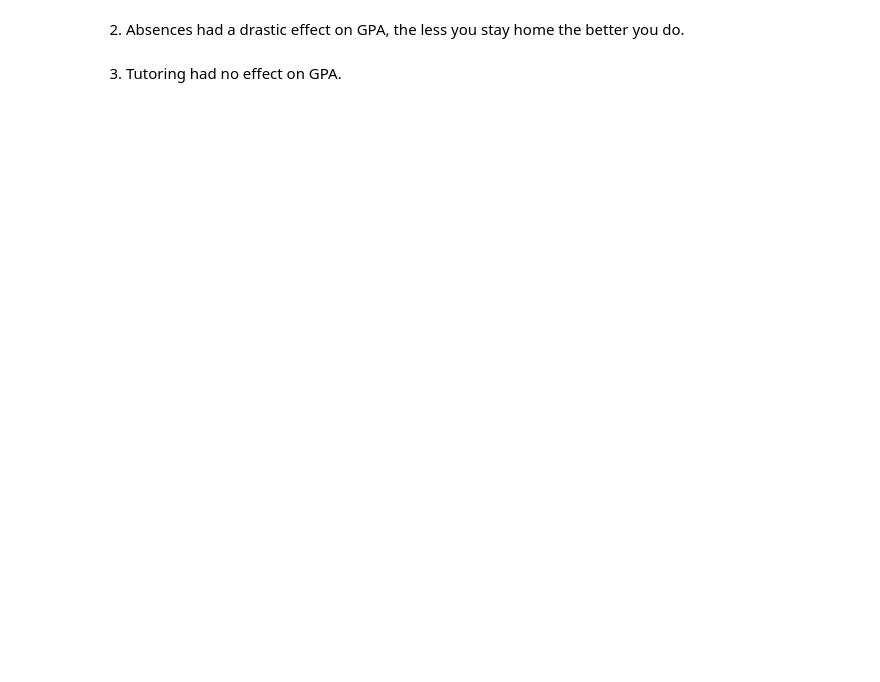
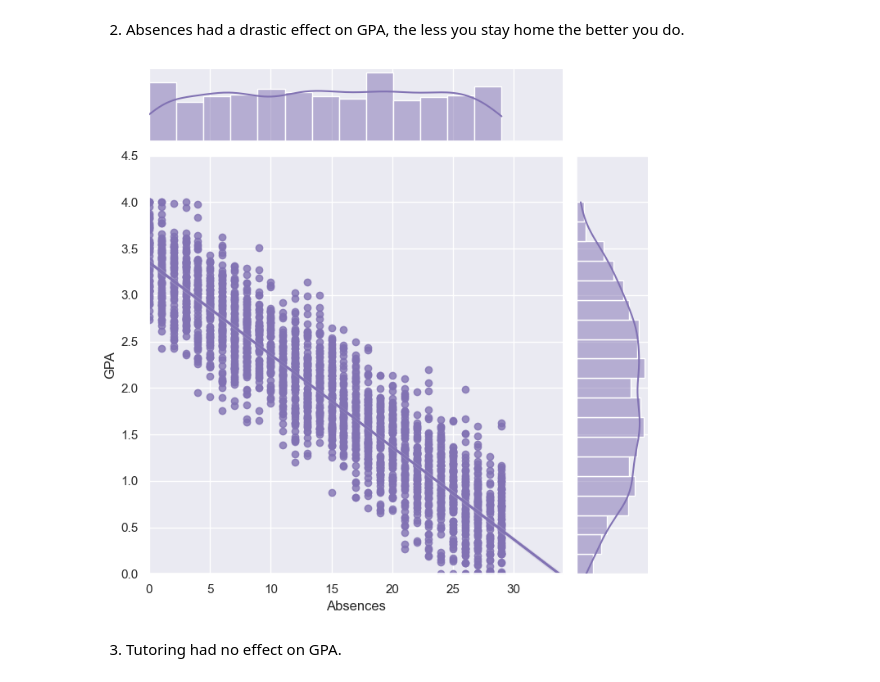
Before and after one commit to BeardedSeal77/MLG382_Guided_Project, a Jupyter notebook: Notebooks/Group T.ipynb, the cells around one changed output. Saved outputs shown, nothing was run; the diff lists cells and outputs as text; code cells hidden in the pictures; blank space fills up the shorter version.

```diff
--- a/Notebooks/Group T.ipynb
+++ b/Notebooks/Group T.ipynb
@@ -217,3 +247,21 @@ plt.show()
+# %%
+df_cleaned = df.drop(columns=[
+    'StudentID','Age','Gender','Ethnicity','ParentalEducation','StudyTimeWeekly','Tutoring','ParentalSupport','Extracurricular','Sports','Music','Volunteering','GradeClass'
+])
+# Set the seaborn theme
+sns.set_theme(style="darkgrid")
+
+# Assuming df_cleaned is your DataFrame with 'Absences' and 'GPA' columns
+# Create a jointplot with regression line
+g = sns.jointplot(x="Absences", y="GPA", data=df_cleaned,
+                  kind="reg", truncate=False,
+                  xlim=(0, df_cleaned['Absences'].max() + 5),  # Adjust x-limit dynamically
+                  ylim=(0, df_cleaned['GPA'].max() + 0.5),    # Adjust y-limit dynamically
+                  color="m", height=7)
+
+plt.show()
+# %% [output]
+[figure, added]
 # %% [markdown]
 3. Tutoring had no effect on GPA.
 # %%
```
Also changed, not shown: parts of 9 cells of this notebook, 2 other files.
